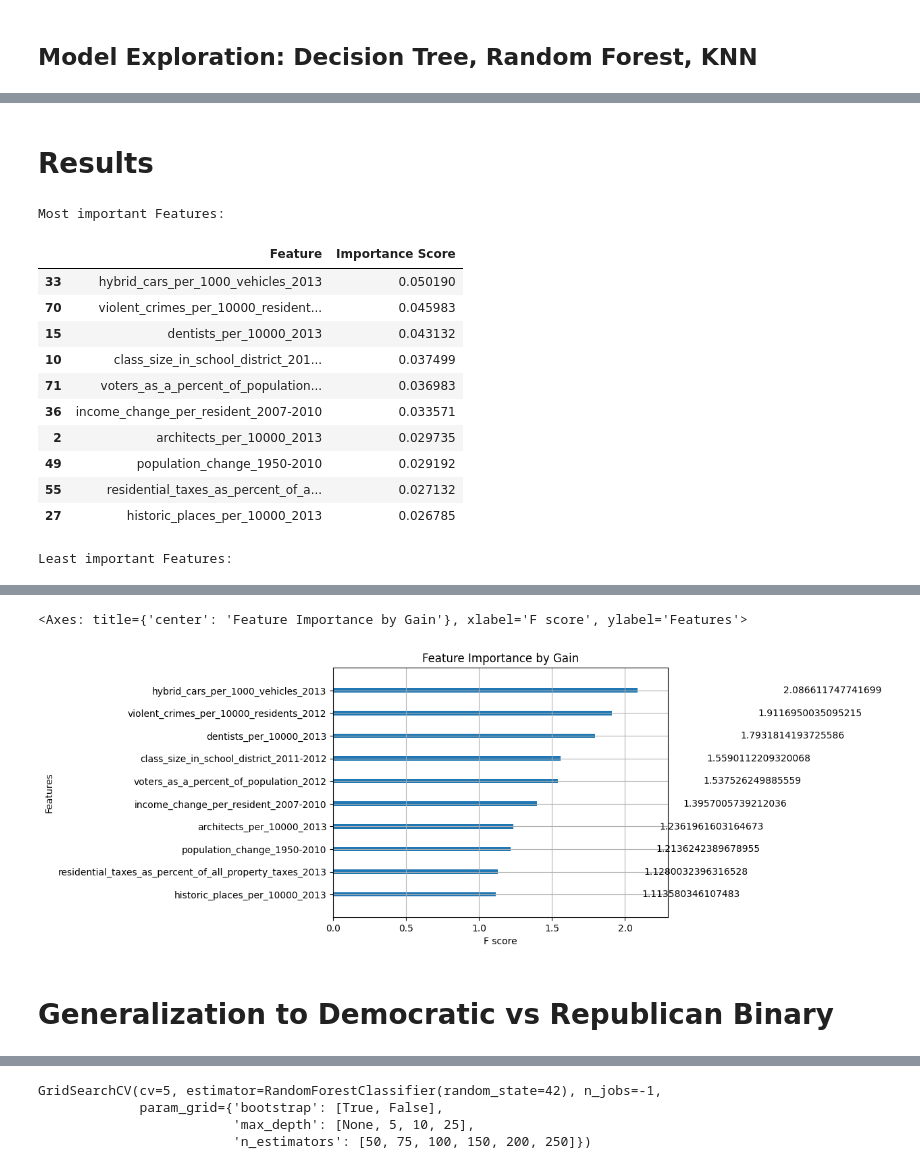
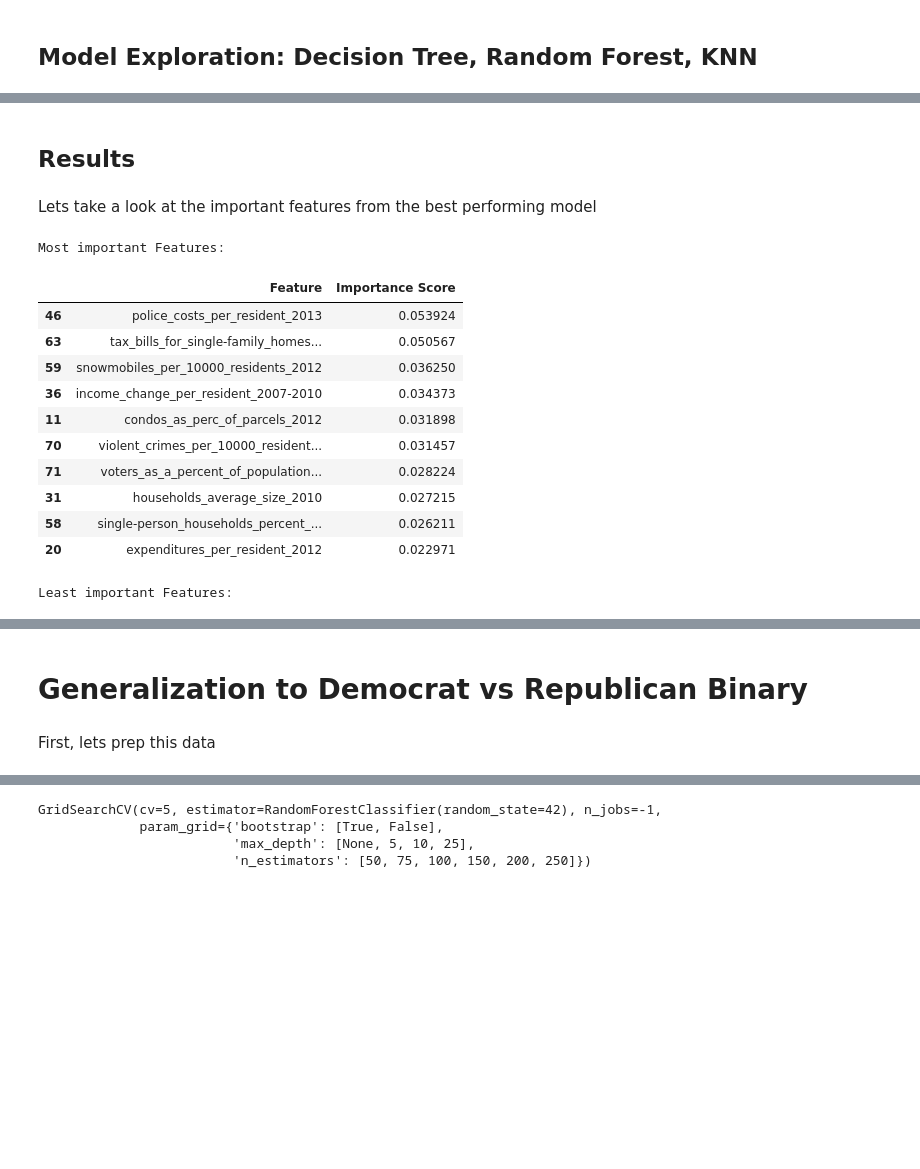
Before and after one commit to eric1anderson/2020-Election-Decision-Tree, a Jupyter notebook: ElectionDecisionTreeV2.ipynb, the cells around one changed output, grey strips where cells are left out. Cells and saved outputs as stored; diff of their text form; code cells hidden in the pictures; blank space fills up the shorter version.

```diff
--- a/ElectionDecisionTreeV2.ipynb
+++ b/ElectionDecisionTreeV2.ipynb
@@ -108,7 +146,7 @@ town_features = town_data.drop("2020_label", axis=1)
 # %%
 from sklearn.pipeline import Pipeline
-from sklearn.impute import SimpleImputer
-from sklearn.preprocessing import StandardScaler, OneHotEncoder, OrdinalEncoder
+from sklearn.impute import SimpleImputer, KNNImputer
+from sklearn.preprocessing import StandardScaler, OneHotEncoder, LabelEncoder
 from sklearn.compose import ColumnTransformer
 
 from sklearn.model_selection import train_test_split
@@ -127,7 +165,7 @@ features = list(X_train.columns)
 
 
 # Separate median and mean features
-median_features = ["pupils_per_cost_average_by_district_2011-2012", "minority_students_per_district_2012-2013"]
+median_features = ["pupils_per_cost_average_by_district_2011-2012", "minority_students_per_district_2012-2013", "property_crimes_per_10000_residents_2012", "violent_crimes_per_10000_residents_2012", "dentists_per_10000_2013", "police_employees_per_10000_residents_2011"]
 mean_features = list(set(features) - set(median_features))
 
 
@@ -141,6 +179,8 @@ mean_pipeline = Pipeline([
     ("std_scale", StandardScaler())
 
 ])
+# We'll need an LabelEncoder to convert labels from strings to numbers and vice versa
+label_encoder = LabelEncoder()
 
 # Apply pipelines to specified columns
 column_transform = ColumnTransformer([
@@ -148,14 +188,10 @@ column_transform = ColumnTransformer([
     ('mean_pipeline', mean_pipeline, mean_features)
 ])
 
-cat_pipeline = Pipeline([
-    ('cat', OrdinalEncoder())
-])
 
-y_train = y_train.values.reshape(-1,1) # Reformat y for pipeline
-y_test = y_test.values.reshape(-1,1)
-y_train_tr = cat_pipeline.fit_transform(y_train)
-y_test_tr = cat_pipeline.transform(y_test)
+y_train_tr = label_encoder.fit_transform(y_train)
+y_test_tr = label_encoder.transform(y_test)
+
 
 X_train_tr = column_transform.fit_transform(X_train) # transformed town data
 X_test_tr = column_transform.transform(X_test)
@@ -185,5 +236,5 @@ town_data[na_label_list].var()
 # %%
-# Decision Tree Classifier
+
 
 from sklearn.tree import DecisionTreeClassifier
 from sklearn.model_selection import RandomizedSearchCV, GridSearchCV
@@ -195,10 +246,10 @@ basic_tree = DecisionTreeClassifier(random_state=42)
 param_dist_tree = {
     'criterion': ['gini', 'entropy'],
     'max_depth': [None, 5, 10, 15],
-    'min_samples_leaf': [3, 5, 10, 15, 20, 50],
-    'max_features': [3, 5, 10, 15, 20, 70]
+    'min_samples_leaf': [3, 5, 10, 15],
+    'max_features': [3, 5, 10]
 }
 
-basic_tree_clf = GridSearchCV(basic_tree, param_dist_tree, cv=5)
+basic_tree_clf = GridSearchCV(basic_tree, param_dist_tree, cv=3)
 # %%
 basic_tree_clf.fit(X_train_tr, y_train_tr)
@@ -219,5 +266,5 @@ DecisionTreeClassifier(max_features=15, min_samples_leaf=3, random_state=42)
 # %%
-# Random Forest
+
 from sklearn.ensemble import RandomForestClassifier
 
 forest = RandomForestClassifier(random_state=42)
@@ -229,7 +276,11 @@ param_grid_forest = {
 
 }
 
-forest_clf = GridSearchCV(forest, param_grid_forest, cv=5, n_jobs=-1)
+forest_clf = GridSearchCV(forest, param_grid_forest, cv=3, n_jobs=-1)
 # %%
-forest_clf.fit(X_train_tr, y_train_tr.ravel())
+forest_clf.fit(X_train_tr, y_train_tr)
+
+print(forest_clf.best_estimator_)
+print(forest_clf.best_params_)
+print(forest_clf.best_score_)
 # %% [output]
@@ -349,27 +440,27 @@ F1 Score: 0.6955962059620596
 # %% [markdown]
-# Results
+## Results
+# %% [markdown]
+Lets take a look at the important features from the best performing model
 # %%
-xgb_clf.feature_importances_
-importance_data = {'Feature': X_train.columns,'Importance Score':xgb_clf.feature_importances_}
-features_importances = pd.DataFrame(data= importance_data)
+
+importance_data = {'Feature': X_train.columns,'Importance Score':forest_clf.best_estimator_.feature_importances_}
+features_importances = pd.DataFrame(data=importance_data)
 print("Most important Features:")
 display(features_importances.sort_values(by='Importance Score', ascending = False)[:10])
 print("Least important Features:")
 display(features_importances.sort_values(by='Importance Score', ascending = True)[:10])
-# Using Gain to measure feature importance. Gain being a measure in the imporvement of accuracy as a result of branching
-xgb.plot_importance(xgb_clf, max_num_features=10, importance_type='gain', title='Feature Importance by Gain')
 # %% [output]
 Most important Features:
 |  | Feature | Importance Score |
-| 33 | hybrid_cars_per_1000_vehicles_2013 | 0.050190 |
-| 70 | violent_crimes_per_10000_resident... | 0.045983 |
-| 15 | dentists_per_10000_2013 | 0.043132 |
-| 10 | class_size_in_school_district_201... | 0.037499 |
-| 71 | voters_as_a_percent_of_population... | 0.036983 |
-| 36 | income_change_per_resident_2007-2010 | 0.033571 |
-| 2 | architects_per_10000_2013 | 0.029735 |
-| 49 | population_change_1950-2010 | 0.029192 |
-| 55 | residential_taxes_as_percent_of_a... | 0.027132 |
-| 27 | historic_places_per_10000_2013 | 0.026785 |
+| 46 | police_costs_per_resident_2013 | 0.053924 |
+| 63 | tax_bills_for_single-family_homes... | 0.050567 |
+| 59 | snowmobiles_per_10000_residents_2012 | 0.036250 |
+| 36 | income_change_per_resident_2007-2010 | 0.034373 |
+| 11 | condos_as_perc_of_parcels_2012 | 0.031898 |
+| 70 | violent_crimes_per_10000_resident... | 0.031457 |
+| 71 | voters_as_a_percent_of_population... | 0.028224 |
+| 31 | households_average_size_2010 | 0.027215 |
+| 58 | single-person_households_percent_... | 0.026211 |
+| 20 | expenditures_per_resident_2012 | 0.022971 |
 Least important Features:
 |  | Feature | Importance Score |
@@ -386,6 +477,6 @@ Least important Features:
-<Axes: title={'center': 'Feature Importance by Gain'}, xlabel='F score', ylabel='Features'>
-[figure, removed]
 # %% [markdown]
-# Generalization to Democratic vs Republican Binary
+# Generalization to Democrat vs Republican Binary
+# %% [markdown]
+First, lets prep this data
 # %%
 import numpy as np
```
Also changed, not shown: parts of 55 cells of this notebook, 3 other files.
